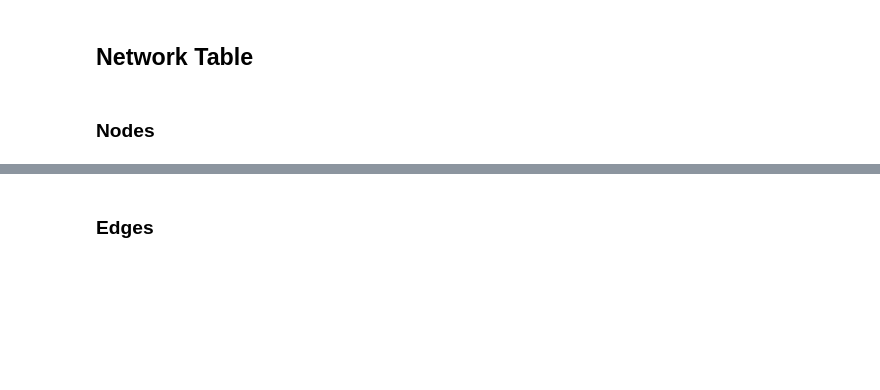
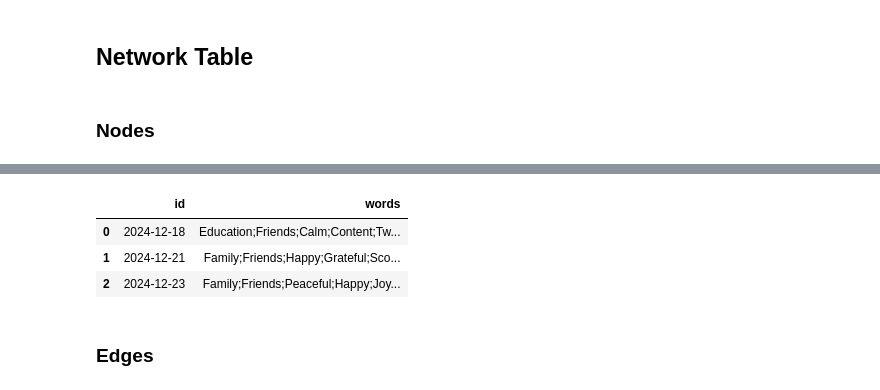
Before and after one commit to MrJoeKr/FeelViz, a Jupyter notebook: data_prep.ipynb, the cells around one changed output, grey strips where cells are left out. Drawn from its saved outputs; the diff is of its cells as text; code cells hidden in the pictures; blank space fills up the shorter version.

```diff
--- a/data_prep.ipynb
+++ b/data_prep.ipynb
@@ -247,3 +260,20 @@ nodes.head()
+# %%
+# Create table of date with list of nodes separated by semicolon
+dates = (
+    date_word.groupby("date")
+    .agg({"word": lambda x: ";".join(x)})
+    .reset_index()
+)
+
+# Rename columns
+dates = dates.rename(columns={"date": "id", "word": "words"})
+
+dates.head()
+# %% [output]
+|  | id | words |
+| 0 | 2024-12-18 | Education;Friends;Calm;Content;Tw... |
+| 1 | 2024-12-21 | Family;Friends;Happy;Grateful;Sco... |
+| 2 | 2024-12-23 | Family;Friends;Peaceful;Happy;Joy... |
 # %% [markdown]
 ### Edges
 # %%
```
Also changed, not shown: parts of 6 cells of this notebook.
